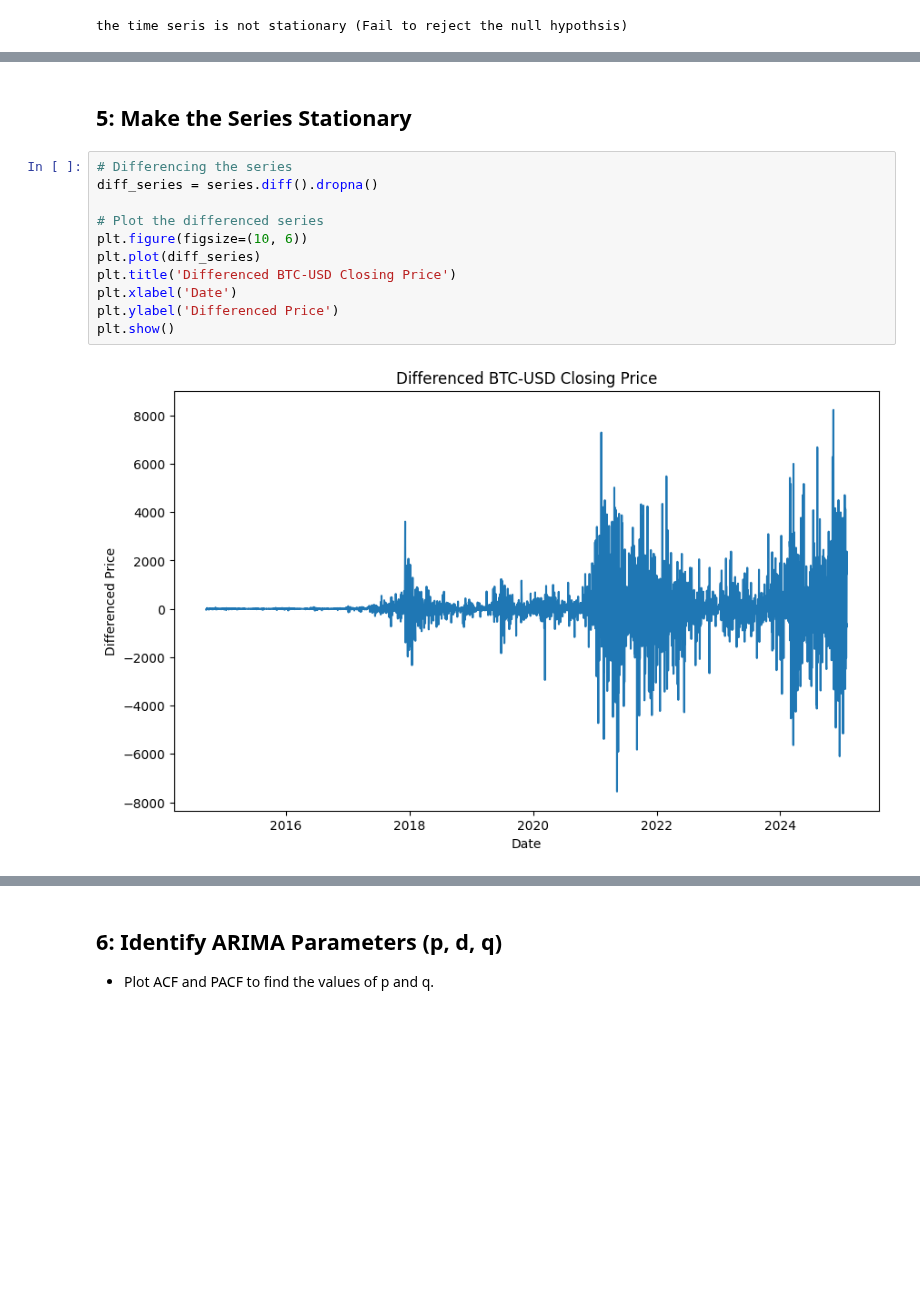
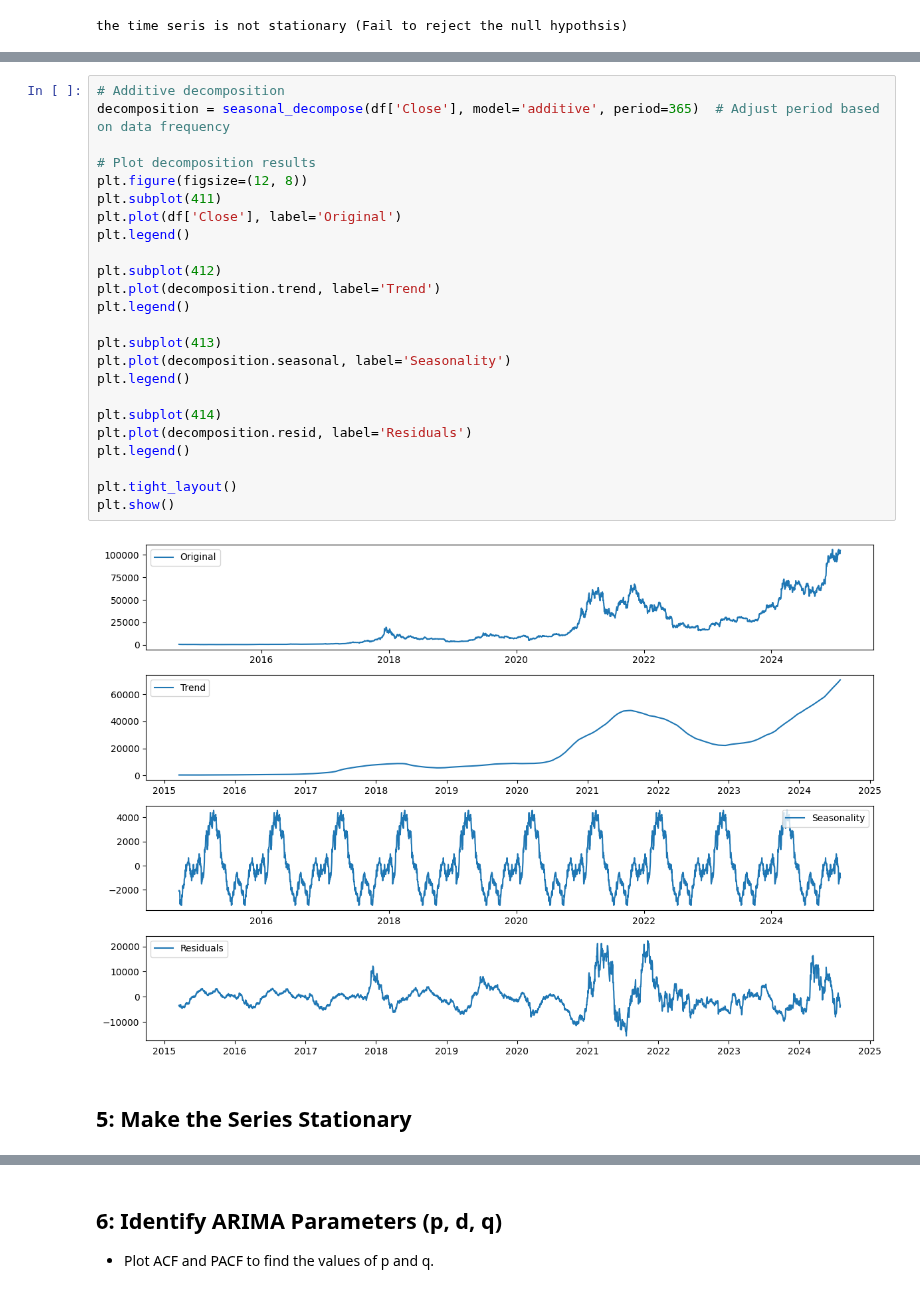
Before and after one commit to bonareri/Cryptocurrency-Price-Prediction-, a Jupyter notebook: Bitcoin_Price_Prediction.ipynb, the cells around one changed output, grey strips where cells are left out. Cells and saved outputs as stored; diff of their text form; blank space fills up the shorter version.

```diff
--- a/Bitcoin_Price_Prediction.ipynb
+++ b/Bitcoin_Price_Prediction.ipynb
@@ -174,15 +247,28 @@ the time seris is not stationary (Fail to reject the null hypothsis)
+# %%
+# Additive decomposition
+decomposition = seasonal_decompose(df['Close'], model='additive', period=365)  # Adjust period based on data frequency
+
+# Plot decomposition results
+plt.figure(figsize=(12, 8))
+plt.subplot(411)
+plt.plot(df['Close'], label='Original')
+plt.legend()
+
+plt.subplot(412)
+plt.plot(decomposition.trend, label='Trend')
+plt.legend()
+
+plt.subplot(413)
+plt.plot(decomposition.seasonal, label='Seasonality')
+plt.legend()
+
+plt.subplot(414)
+plt.plot(decomposition.resid, label='Residuals')
+plt.legend()
+
+plt.tight_layout()
+plt.show()
+# %% [output]
+[figure, added]
 # %% [markdown]
 ## 5: Make the Series Stationary
-# %%
-# Differencing the series
-diff_series = series.diff().dropna()
-
-# Plot the differenced series
-plt.figure(figsize=(10, 6))
-plt.plot(diff_series)
-plt.title('Differenced BTC-USD Closing Price')
-plt.xlabel('Date')
-plt.ylabel('Differenced Price')
-plt.show()
-# %% [output]
-[figure, removed]
```
Also changed, not shown: parts of 50 cells of this notebook.
